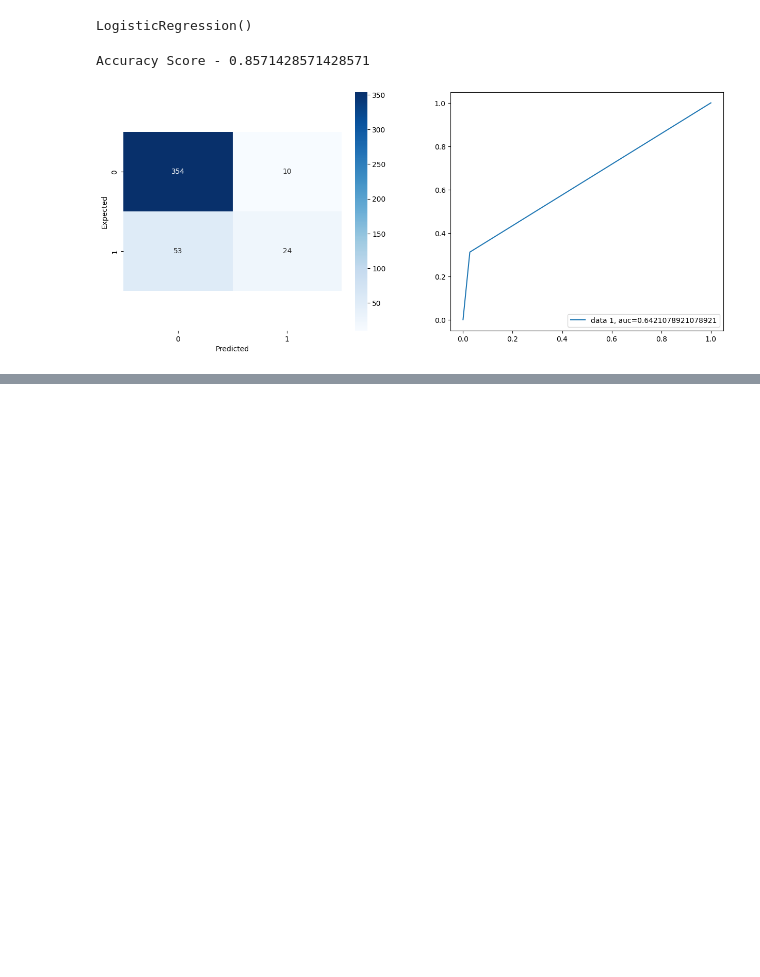
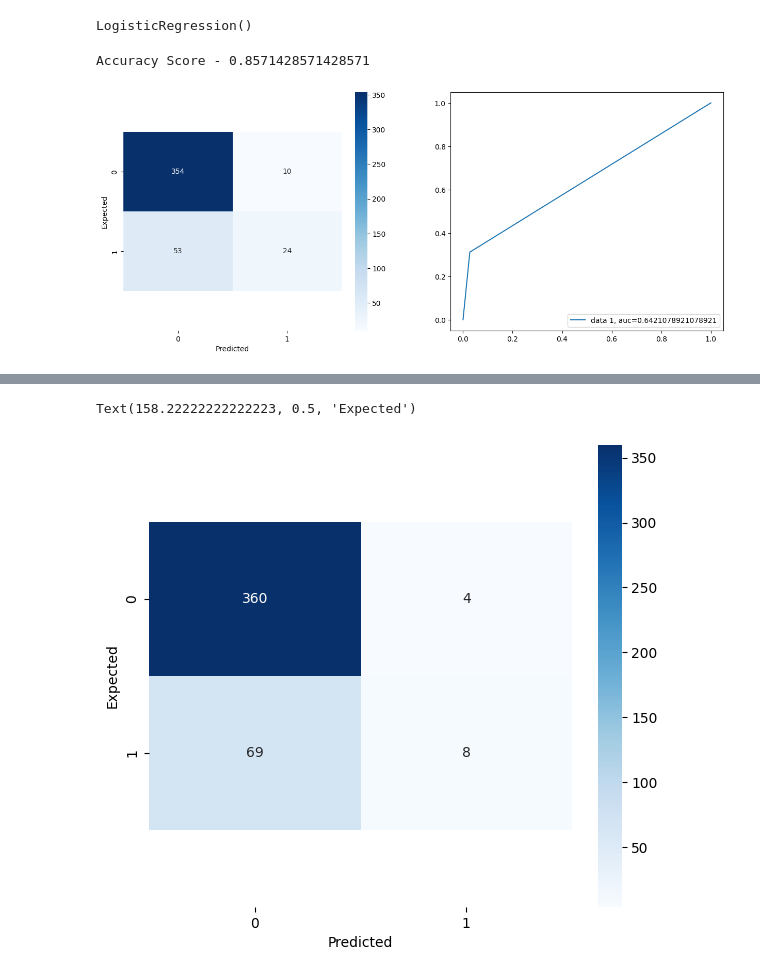
Before and after one commit to Mihan786Chistie/ML_Employee_Attrition, a Jupyter notebook: train.ipynb, the cells around one changed output, grey strips where cells are left out. Cells and saved outputs as stored; diff of their text form; code cells hidden in the pictures; blank space fills up the shorter version.

```diff
--- a/train.ipynb
+++ b/train.ipynb
@@ -293,0 +292,14 @@ svc_cnf_matrix = confusion_matrix(y_test, svc_prediction)
+# %%
+forest_y_train_pred = pd.Series(forest.predict(X_train))
+forest_cnf_matrix = confusion_matrix(y_test, forest_prediction)
+# %%
+fig = plt.figure(figsize = (15,6))
+ax1 = fig.add_subplot(1,2,1)
+ax1 = sns.heatmap(pd.DataFrame(forest_cnf_matrix), annot = True, cmap = 'Blues', fmt = 'd')
+bottom, top = ax1.get_ylim()
+ax1.set_ylim(bottom + 0.5, top - 0.5)
+plt.xlabel('Predicted')
+plt.ylabel('Expected')
+# %% [output]
+Text(158.22222222222223, 0.5, 'Expected')
+[figure, added]
```
Also changed, not shown: parts of 10 cells of this notebook.
